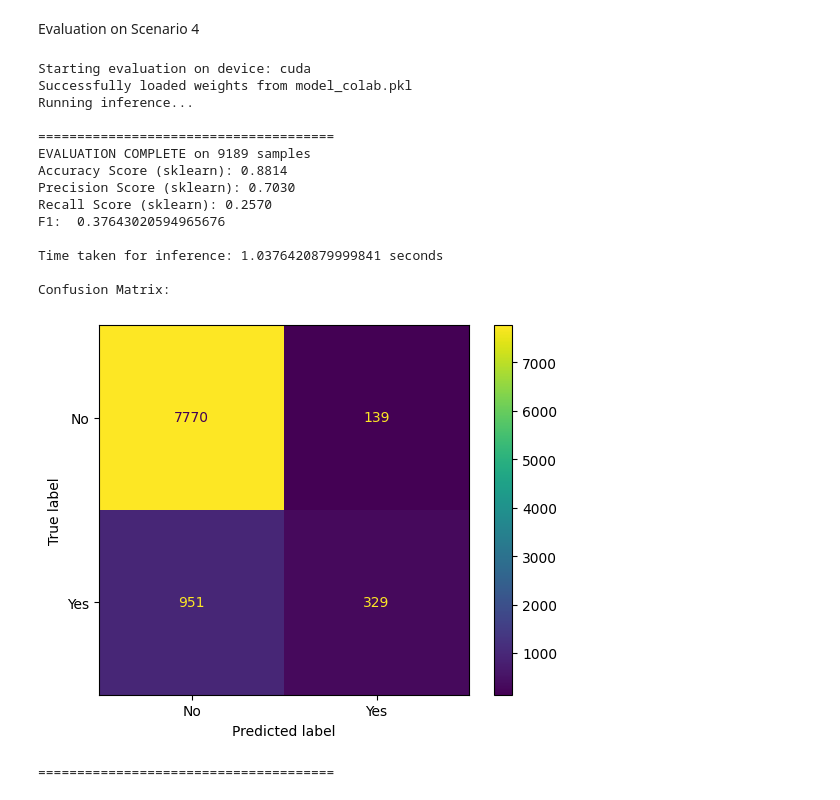
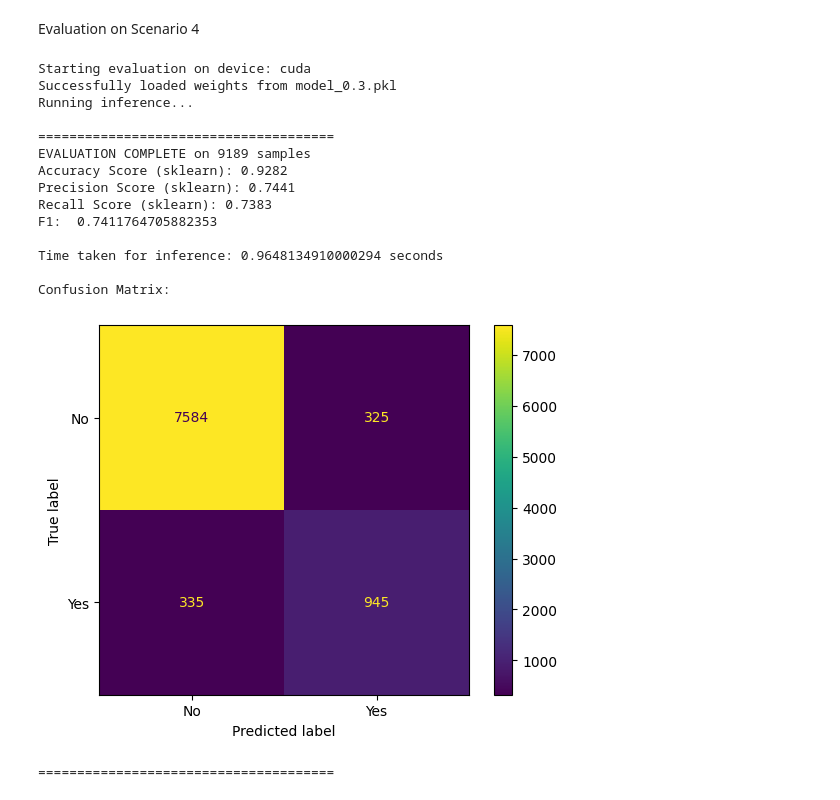
Before and after one commit to alabhya-ai/DANTE.v2_source, a Jupyter notebook: evaluate.ipynb, the cells around one changed output. Drawn from its saved outputs; the diff is of its cells as text; code cells hidden in the pictures.

```diff
--- a/evaluate.ipynb
+++ b/evaluate.ipynb
@@ -36,7 +36,7 @@ Evaluation Method
 BATCH_SIZE = 128
 DEVICE = 'cuda' if torch.cuda.is_available() else 'cpu'
 
-def evaluate_model(X_SUBSET_PATH, Y_SUBSET_PATH, MODEL_WEIGHTS_PATH, LSTM_CHECKPOINT_PATH='./kk'):
+def evaluate_model(X_SUBSET_PATH, Y_SUBSET_PATH, MODEL_WEIGHTS_PATH, LSTM_CHECKPOINT_PATH='kk'):
     # ------------------------------------
     # 1. Initialization and Data Loading
     # ------------------------------------
@@ -224,21 +224,21 @@ Confusion Matrix:
 # %% [markdown]
 Evaluation on Scenario 4
 # %%
-evaluate_model(X_SUBSET_PATH = 'X_S4.pkl', Y_SUBSET_PATH = 'y_S4.pkl', MODEL_WEIGHTS_PATH = 'model_colab.pkl', LSTM_CHECKPOINT_PATH='kk_colab')
+evaluate_model(X_SUBSET_PATH = 'X_S4.pkl', Y_SUBSET_PATH = 'y_S4.pkl', MODEL_WEIGHTS_PATH = 'model_0.3.pkl')
 # %% [output]
 Starting evaluation on device: cuda
-Successfully loaded weights from model_colab.pkl
+Successfully loaded weights from model_0.3.pkl
 Running inference...
 
 ======================================
 EVALUATION COMPLETE on 9189 samples
-Accuracy Score (sklearn): 0.8814
-Precision Score (sklearn): 0.7030
-Recall Score (sklearn): 0.2570
-F1:  0.37643020594965676
+Accuracy Score (sklearn): 0.9282
+Precision Score (sklearn): 0.7441
+Recall Score (sklearn): 0.7383
+F1:  0.7411764705882353
 
-Time taken for inference: 1.0376420879999841 seconds
+Time taken for inference: 0.9648134910000294 seconds
 
 Confusion Matrix:
-[figure, old version]
+[figure, new version]
 ======================================
```
Also changed, not shown: parts of 4 cells of this notebook.
